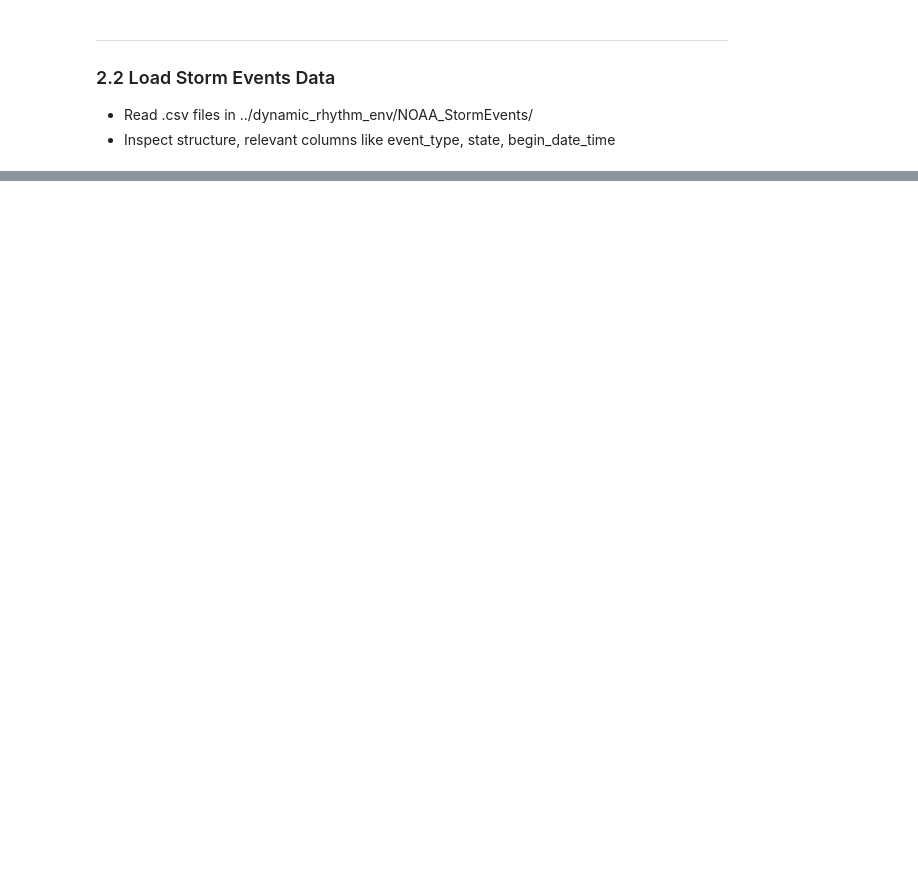
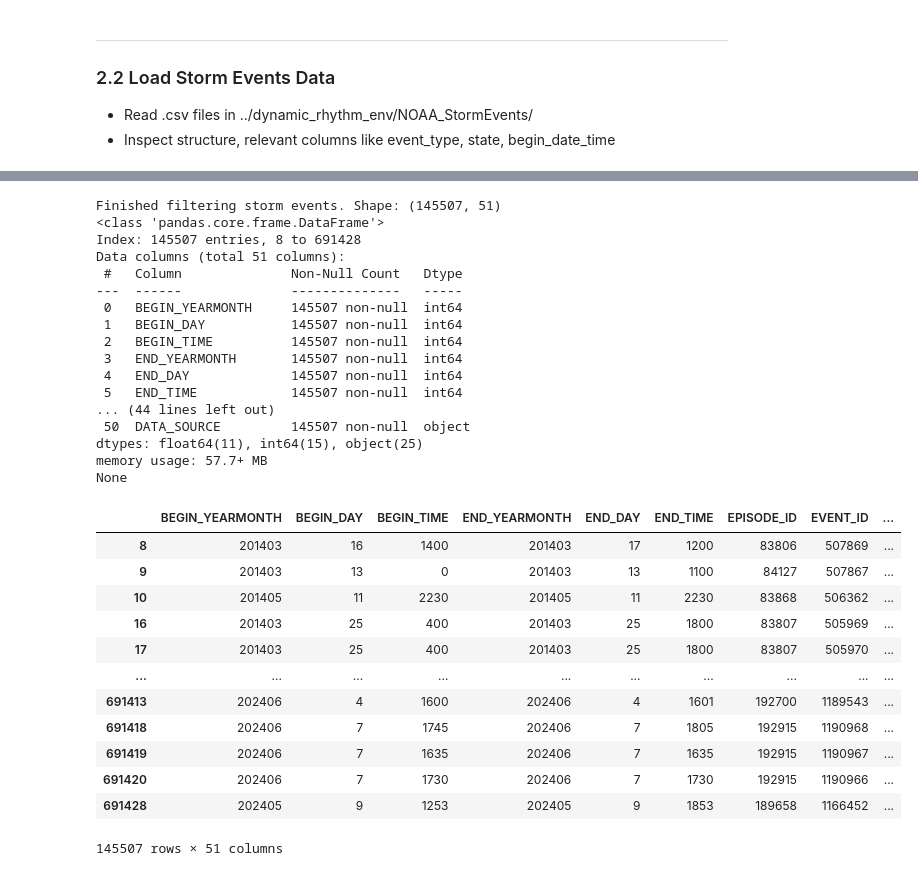
Before and after one commit to okpoEkpenyong/dynamic_rhythm_predictions, a Jupyter notebook: notebooks/01_preprocessing.ipynb, the cells around one changed output, grey strips where cells are left out. Saved outputs shown, nothing was run; the diff lists cells and outputs as text; code cells hidden in the pictures; blank space fills up the shorter version.

```diff
--- a/notebooks/01_preprocessing.ipynb
+++ b/notebooks/01_preprocessing.ipynb
@@ -249,0 +775,26 @@ storms_dir = "../dynamic_rhythm_train_data/NOAA_StormEvents/"
+# %%
+import pandas as pd
+
+# Load storm events file (2014–2024)
+storm_events_path = '../dynamic_rhythm_train_data/NOAA_StormEvents/StormEvents_2014_2024.csv'
+storm_df = pd.read_csv(storm_events_path)
+
+# Group by state to get total number of storm events
+storm_summary = storm_df.groupby('STATE').agg(
+    total_events=('EVENT_ID', 'count'),
+    total_deaths=('DEATHS_DIRECT', 'sum'),
+    total_injuries=('INJURIES_DIRECT', 'sum')
+).sort_values(by='total_events', ascending=False)
+
+# Top 5 states by storm event frequency
+top_5_storm_states = storm_summary.head(5)
+
+# Bottom 5 states (least number of storm events)
+least_5_storm_states = storm_summary.tail(5)
+
+# Display
+print("List of Top 5 States by Storm Event:", top_5_storm_states.index.tolist())
+display(top_5_storm_states)
+
+print("List of Least 5 States by Storm Event:", least_5_storm_states.index.tolist())
+display(least_5_storm_states)
@@ -249,0 +855,5 @@ storms_dir = "../dynamic_rhythm_train_data/NOAA_StormEvents/"
+# %%
+top_least_10_storms_states = least_5_storm_states.index.tolist() + top_5_storm_states.index.tolist()
+print(top_least_10_storms_states)
+
+['E PACIFIC', 'ST LAWRENCE R', 'HAWAII WATERS', 'GULF OF ALASKA', 'GUAM WATERS', 'TEXAS', 'KANSAS', 'VIRGINIA', 'IOWA', 'CALIFORNIA']
@@ -250 +872,46 @@ storms_dir = "../dynamic_rhythm_train_data/NOAA_StormEvents/"
+# %%
+
+
+# Read the storm events CSV
+storm_events = pd.read_csv(storm_events_path)
+
+# Filter for the selected states
+top_least_10_storms_states_df = storm_events[storm_events['STATE'].isin(top_least_10_storms_states)]
+
+# Show a summary of the filtered data
+print(f"Finished filtering storm events. Shape: {top_least_10_storms_states_df.shape}")
+print(top_least_10_storms_states_df.info())
+
+top_least_10_storms_states_df
+# %% [output]
+Finished filtering storm events. Shape: (145507, 51)
+<class 'pandas.core.frame.DataFrame'>
+Index: 145507 entries, 8 to 691428
+Data columns (total 51 columns):
+ #   Column              Non-Null Count   Dtype
+---  ------              --------------   -----
+ 0   BEGIN_YEARMONTH     145507 non-null  int64
+ 1   BEGIN_DAY           145507 non-null  int64
+ 2   BEGIN_TIME          145507 non-null  int64
+ 3   END_YEARMONTH       145507 non-null  int64
+ 4   END_DAY             145507 non-null  int64
+ 5   END_TIME            145507 non-null  int64
+... (44 lines left out)
+ 50  DATA_SOURCE         145507 non-null  object
+dtypes: float64(11), int64(15), object(25)
+memory usage: 57.7+ MB
+None
+|  | BEGIN_YEARMONTH | BEGIN_DAY | BEGIN_TIME | END_YEARMONTH | END_DAY | END_TIME | EPISODE_ID | EVENT_ID | ... |
+| 8 | 201403 | 16 | 1400 | 201403 | 17 | 1200 | 83806 | 507869 | ... |
+| 9 | 201403 | 13 | 0 | 201403 | 13 | 1100 | 84127 | 507867 | ... |
+| 10 | 201405 | 11 | 2230 | 201405 | 11 | 2230 | 83868 | 506362 | ... |
+| 16 | 201403 | 25 | 400 | 201403 | 25 | 1800 | 83807 | 505969 | ... |
+| 17 | 201403 | 25 | 400 | 201403 | 25 | 1800 | 83807 | 505970 | ... |
+| ... | ... | ... | ... | ... | ... | ... | ... | ... | ... |
+| 691413 | 202406 | 4 | 1600 | 202406 | 4 | 1601 | 192700 | 1189543 | ... |
+| 691418 | 202406 | 7 | 1745 | 202406 | 7 | 1805 | 192915 | 1190968 | ... |
+| 691419 | 202406 | 7 | 1635 | 202406 | 7 | 1635 | 192915 | 1190967 | ... |
+| 691420 | 202406 | 7 | 1730 | 202406 | 7 | 1730 | 192915 | 1190966 | ... |
+| 691428 | 202405 | 9 | 1253 | 202405 | 9 | 1853 | 189658 | 1166452 | ... |
+145507 rows × 51 columns
 # %%
```
Also changed, not shown: parts of 97 cells of this notebook, 2 other files.
